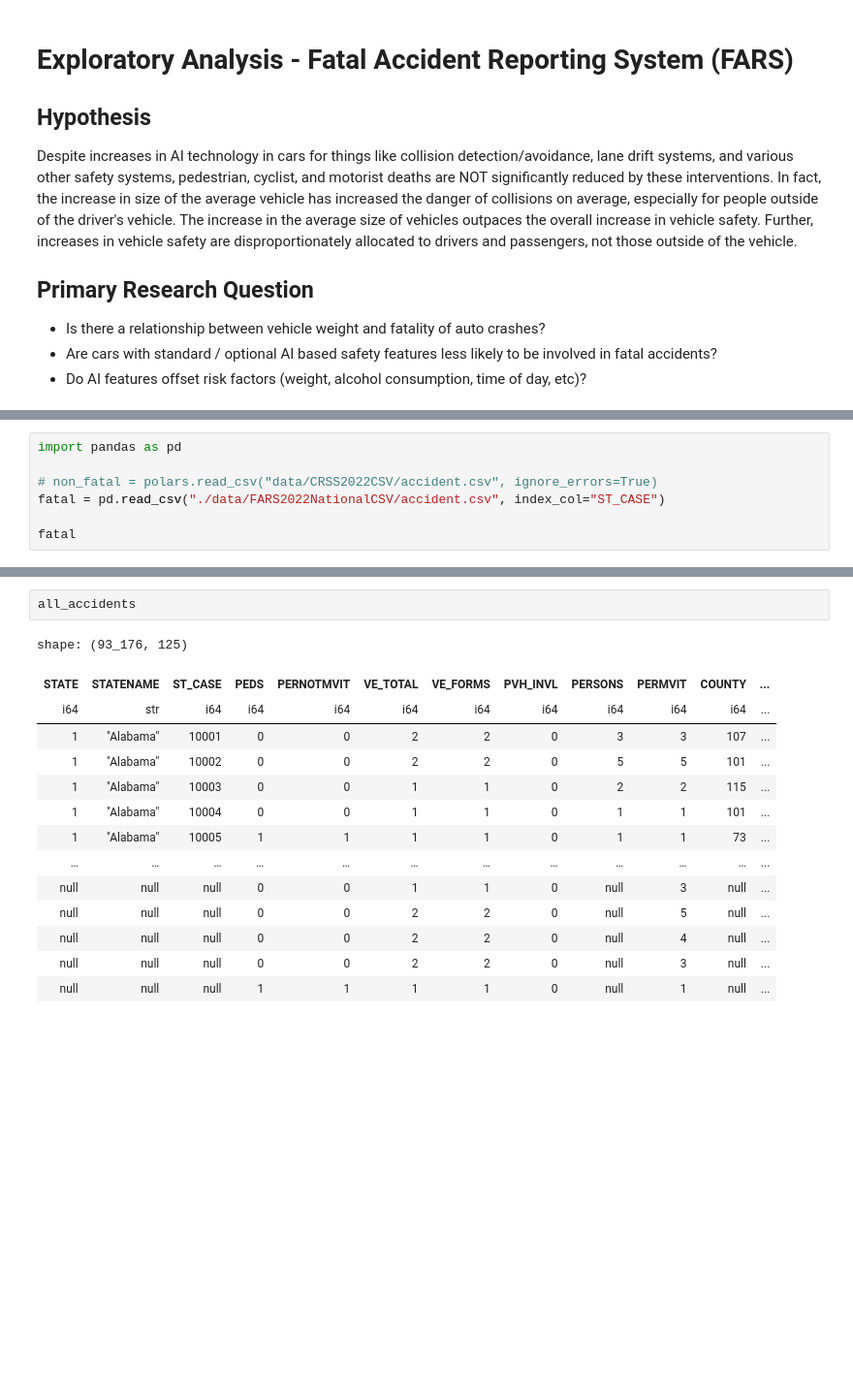
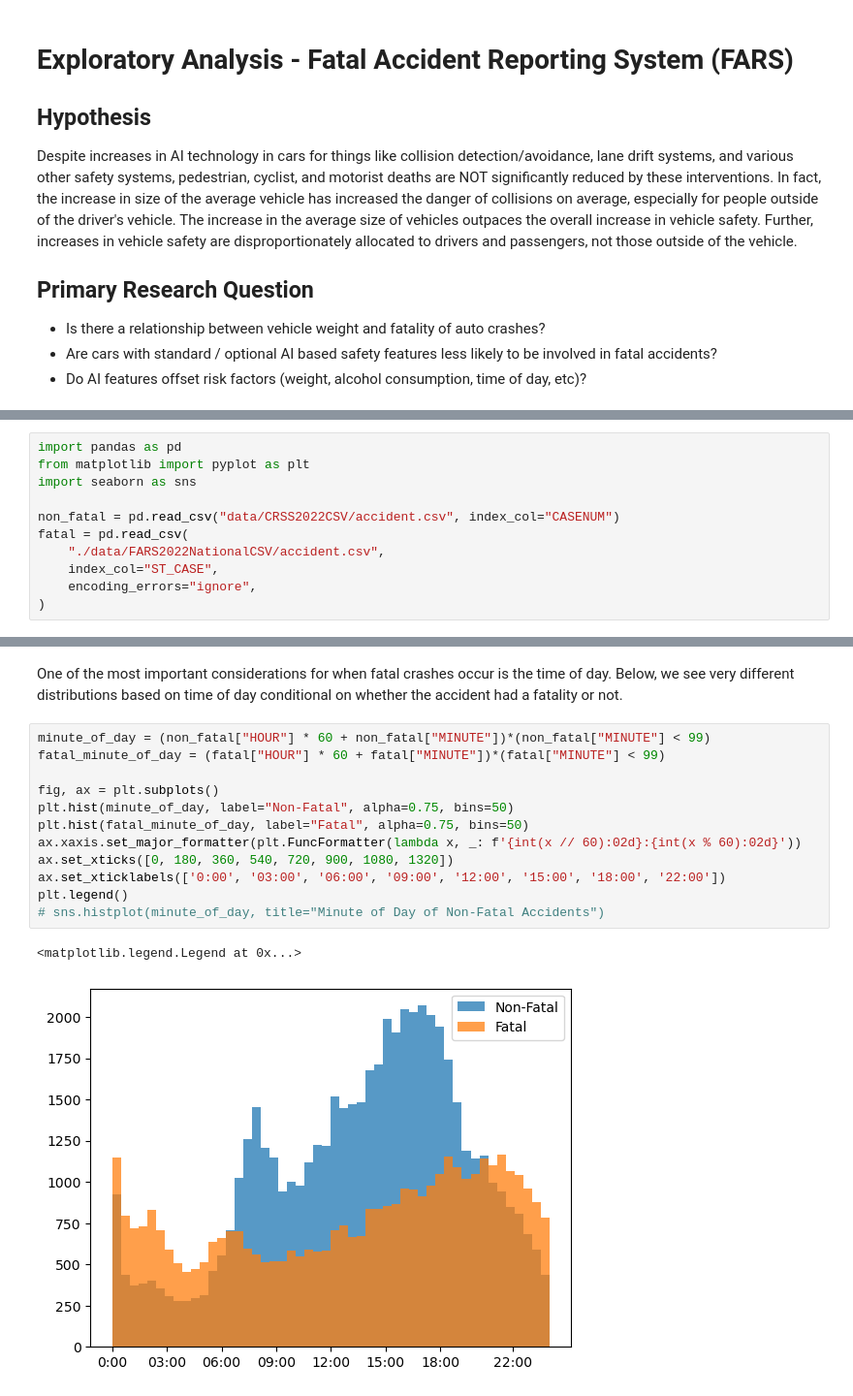
Before and after one commit to mcanearm/road_fatilities, a Jupyter notebook: explore.ipynb, the cells around one changed output, grey strips where cells are left out. Shown at 97% size. Drawn from its saved outputs; the diff is of its cells as text; blank space fills up the shorter version.

Commit message:
add exploratory data

```diff
--- a/explore.ipynb
+++ b/explore.ipynb
@@ -169,7 +175,11 @@ In many cases, coding is shared in the CRSS and FARS. Most notably, this is the
 # %%
 import pandas as pd
+from matplotlib import pyplot as plt
+import seaborn as sns
 
-# non_fatal = polars.read_csv("data/CRSS2022CSV/accident.csv", ignore_errors=True)
-fatal = pd.read_csv("./data/FARS2022NationalCSV/accident.csv", index_col="ST_CASE")
-
-fatal
+non_fatal = pd.read_csv("data/CRSS2022CSV/accident.csv", index_col="CASENUM")
+fatal = pd.read_csv(
+    "./data/FARS2022NationalCSV/accident.csv",
+    index_col="ST_CASE",
+    encoding_errors="ignore",
+)
@@ -181,17 +186,19 @@ AttributeError: 'DataFrame' object has no attribute 'groupby'
-# %%
-all_accidents
-# %% [output]
-shape: (93_176, 125)
-| STATE | STATENAME | ST_CASE | PEDS | PERNOTMVIT | VE_TOTAL | VE_FORMS | PVH_INVL | PERSONS | PERMVIT | COUNTY | ... |
-| i64 | str | i64 | i64 | i64 | i64 | i64 | i64 | i64 | i64 | i64 | ... |
-| 1 | "Alabama" | 10001 | 0 | 0 | 2 | 2 | 0 | 3 | 3 | 107 | ... |
-| 1 | "Alabama" | 10002 | 0 | 0 | 2 | 2 | 0 | 5 | 5 | 101 | ... |
-| 1 | "Alabama" | 10003 | 0 | 0 | 1 | 1 | 0 | 2 | 2 | 115 | ... |
-| 1 | "Alabama" | 10004 | 0 | 0 | 1 | 1 | 0 | 1 | 1 | 101 | ... |
-| 1 | "Alabama" | 10005 | 1 | 1 | 1 | 1 | 0 | 1 | 1 | 73 | ... |
-| … | … | … | … | … | … | … | … | … | … | … | ... |
-| null | null | null | 0 | 0 | 1 | 1 | 0 | null | 3 | null | ... |
-| null | null | null | 0 | 0 | 2 | 2 | 0 | null | 5 | null | ... |
-| null | null | null | 0 | 0 | 2 | 2 | 0 | null | 4 | null | ... |
-| null | null | null | 0 | 0 | 2 | 2 | 0 | null | 3 | null | ... |
-| null | null | null | 1 | 1 | 1 | 1 | 0 | null | 1 | null | ... |
+# %% [markdown]
+One of the most important considerations for when fatal crashes occur is the time of day.
+Below, we see very different distributions based on time of day conditional
+on whether the accident had a fatality or not.
+# %%
+minute_of_day = (non_fatal["HOUR"] * 60 + non_fatal["MINUTE"])*(non_fatal["MINUTE"] < 99)
+fatal_minute_of_day = (fatal["HOUR"] * 60 + fatal["MINUTE"])*(fatal["MINUTE"] < 99)
+
+fig, ax = plt.subplots()
+plt.hist(minute_of_day, label="Non-Fatal", alpha=0.75, bins=50)
+plt.hist(fatal_minute_of_day, label="Fatal", alpha=0.75, bins=50)
+ax.xaxis.set_major_formatter(plt.FuncFormatter(lambda x, _: f'{int(x // 60):02d}:{int(x % 60):02d}'))
+ax.set_xticks([0, 180, 360, 540, 720, 900, 1080, 1320])
+ax.set_xticklabels(['0:00', '03:00', '06:00', '09:00', '12:00', '15:00', '18:00', '22:00'])
+plt.legend()
+# sns.histplot(minute_of_day, title="Minute of Day of Non-Fatal Accidents")
+# %% [output]
+<matplotlib.legend.Legend at 0x...>
+[figure, added]
```
Also changed, not shown: parts of 22 cells of this notebook.
